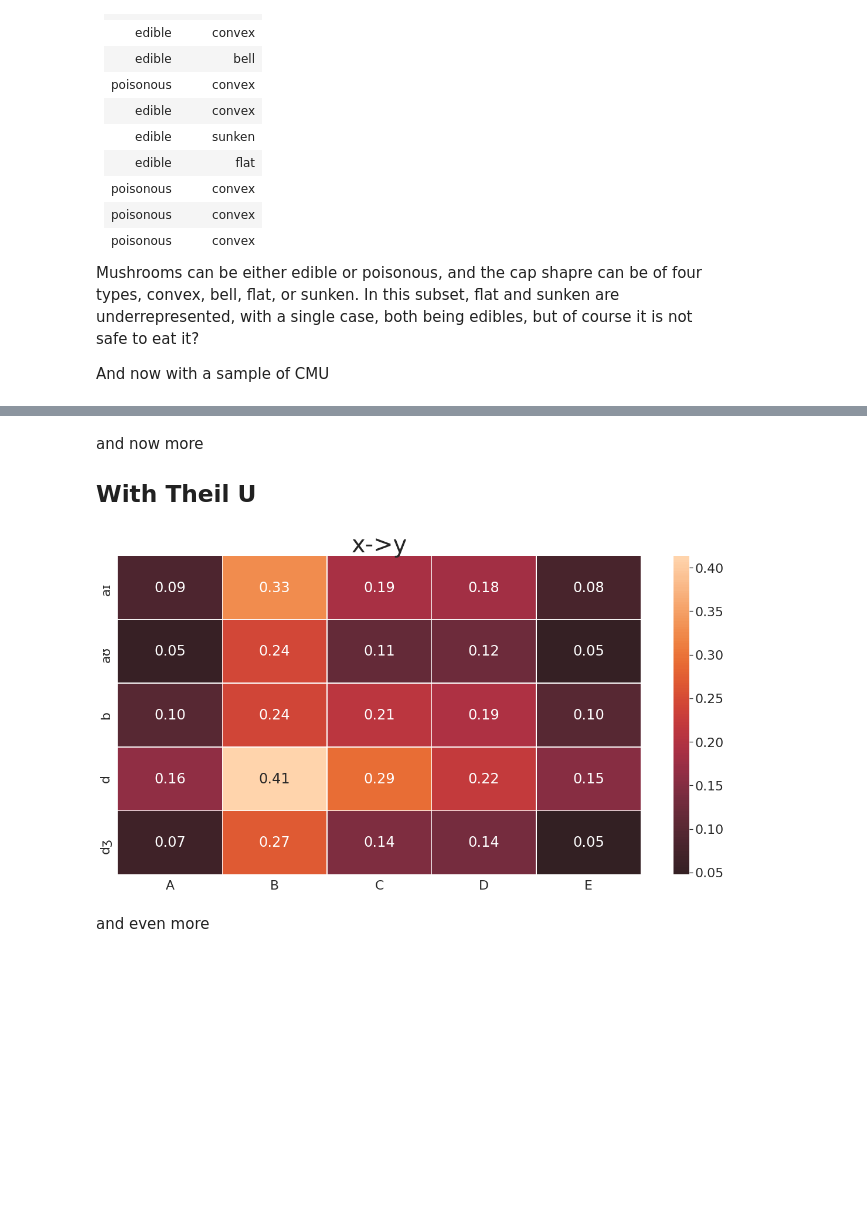
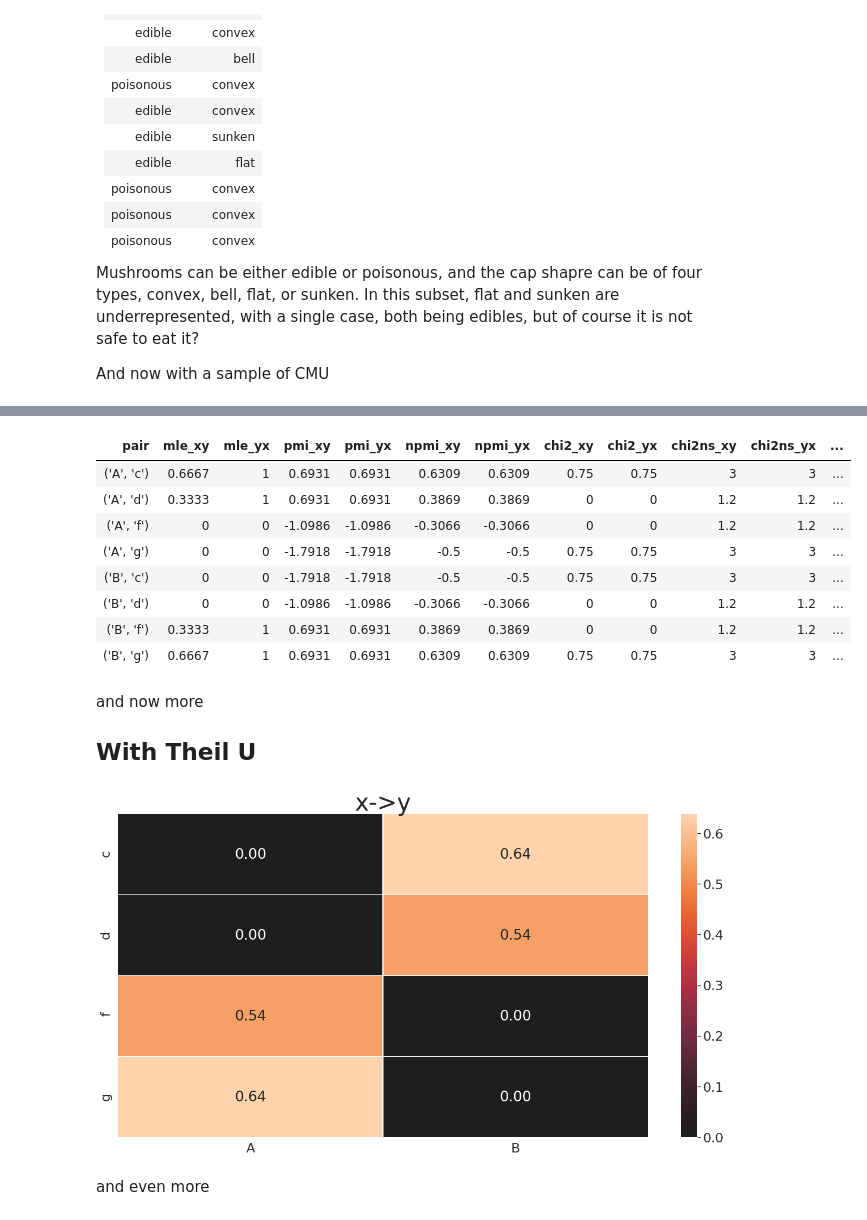
Before and after one commit to tresoldi/asymcat, a Jupyter notebook: docs/Demo.ipynb, the cells around one changed output, grey strips where cells are left out. Drawn from its saved outputs; the diff is of its cells as text; code cells hidden in the pictures; blank space fills up the shorter version.

```diff
--- a/docs/Demo.ipynb
+++ b/docs/Demo.ipynb
@@ -92,6 +92,17 @@ And now with a sample of CMU
 # %%
 data = catcoocc.read_sequences("catcoocc/resources/cmudict.sample100.tsv")
 my_cooccs = catcoocc.collect_cooccs(data)
+
+# README example
+my_cooccs = [
+             ("A", "c"),
+             ("A", "d"),
+             ("A", "c"),
+             ("B", "g"),
+             ("B", "g"),
+             ("B", "f"),
+]
+
 scorer = catcoocc.scorer.CatScorer(my_cooccs)
 
 mle = scorer.mle()
@@ -146,3 +156,12 @@ display(HTML(tabulate.tabulate(table, headers=headers, tablefmt='html')))
+| pair | mle_xy | mle_yx | pmi_xy | pmi_yx | npmi_xy | npmi_yx | chi2_xy | chi2_yx | chi2ns_xy | chi2ns_yx | ... |
+| ('A', 'c') | 0.6667 | 1 | 0.6931 | 0.6931 | 0.6309 | 0.6309 | 0.75 | 0.75 | 3 | 3 | ... |
+| ('A', 'd') | 0.3333 | 1 | 0.6931 | 0.6931 | 0.3869 | 0.3869 | 0 | 0 | 1.2 | 1.2 | ... |
+| ('A', 'f') | 0 | 0 | -1.0986 | -1.0986 | -0.3066 | -0.3066 | 0 | 0 | 1.2 | 1.2 | ... |
+| ('A', 'g') | 0 | 0 | -1.7918 | -1.7918 | -0.5 | -0.5 | 0.75 | 0.75 | 3 | 3 | ... |
+| ('B', 'c') | 0 | 0 | -1.7918 | -1.7918 | -0.5 | -0.5 | 0.75 | 0.75 | 3 | 3 | ... |
+| ('B', 'd') | 0 | 0 | -1.0986 | -1.0986 | -0.3066 | -0.3066 | 0 | 0 | 1.2 | 1.2 | ... |
+| ('B', 'f') | 0.3333 | 1 | 0.6931 | 0.6931 | 0.3869 | 0.3869 | 0 | 0 | 1.2 | 1.2 | ... |
+| ('B', 'g') | 0.6667 | 1 | 0.6931 | 0.6931 | 0.6309 | 0.6309 | 0.75 | 0.75 | 3 | 3 | ... |
 # %% [markdown]
 and now more
 
@@ -154,7 +173,7 @@ figsize = (20, 10)
 subset = 5
 plot_scorer(xy, alpha_x, alpha_y, "x->y", 2, figsize, subset=subset)
 # %% [output]
-[figure, old version]
+[figure, new version]
 # %% [markdown]
 and even more
 # %%
```
Also changed, not shown: parts of 5 cells of this notebook.
